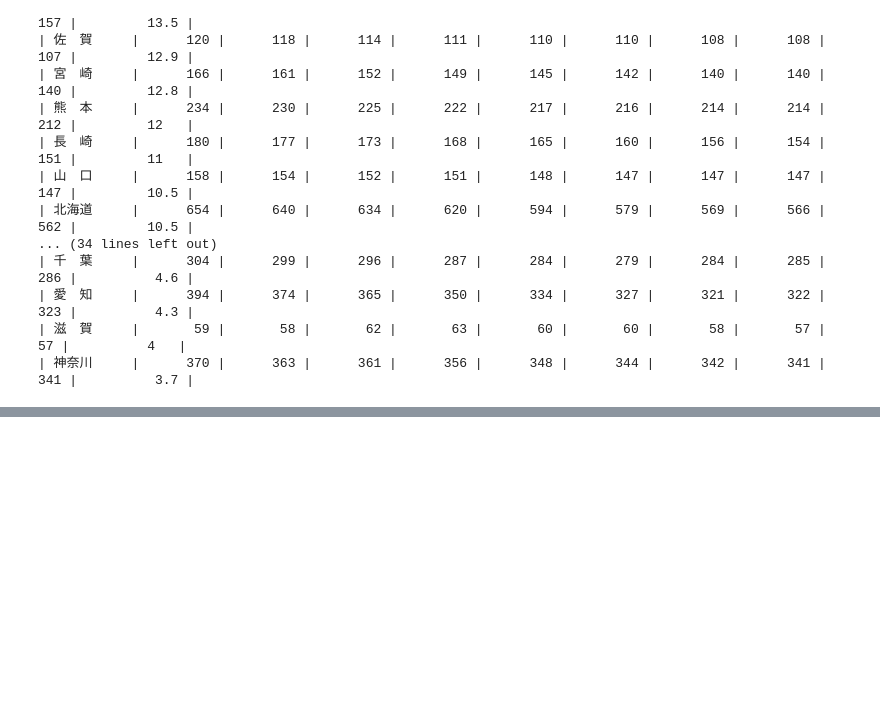
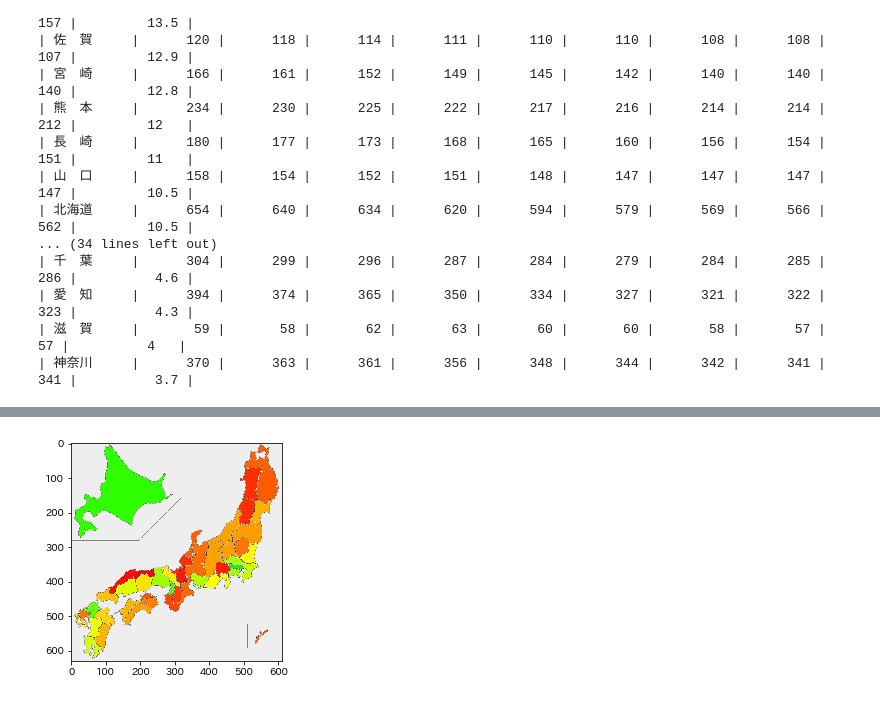
Before and after one commit to rimever/MedicalAnalyze, a Jupyter notebook: hospital_by_prefectures.ipynb, the cells around one changed output, grey strips where cells are left out. Cells and saved outputs as stored; diff of their text form; code cells hidden in the pictures; blank space fills up the shorter version.

```diff
--- a/hospital_by_prefectures.ipynb
+++ b/hospital_by_prefectures.ipynb
@@ -65,0 +135,37 @@ print(tabulate(temp, headers='keys', tablefmt='pipe'))
+# %%
+%matplotlib inline
+import matplotlib.pyplot as plt
+from japanmap import *
+
+column_name = '2016年'
+
+color_map = {}
+
+temp = data.query("都道府県 != '全　国'")
+
+mean = np.mean(temp[column_name])
+max_value = np.max(temp[column_name])
+min_value = np.min(temp[column_name])
+
+for index, row in temp.iterrows():
+    prefecture = str(index).replace('　', '')
+    value = row[column_name]
+    if mean < value:
+        red_value = int(255 - 255 * (value - mean) / (max_value - mean))
+        red = str(hex(red_value))[2:]
+        if len(red) == 1:
+            red = "0" + red
+
+        color_map[prefecture] = "#" + red + "FF00"
+    else:
+        green_value = int(255 - 255 * (mean - value) / (mean - min_value))
+        green = str(hex(green_value))[2:]
+        if len(green) == 1:
+            green = "0" + green
+
+        color_map[prefecture] = "#FF" + green + "00"
+
+
+plt.imshow(picture(color_map));
+# %% [output]
+[figure, added]
```
Also changed, not shown: parts of 4 cells of this notebook.
